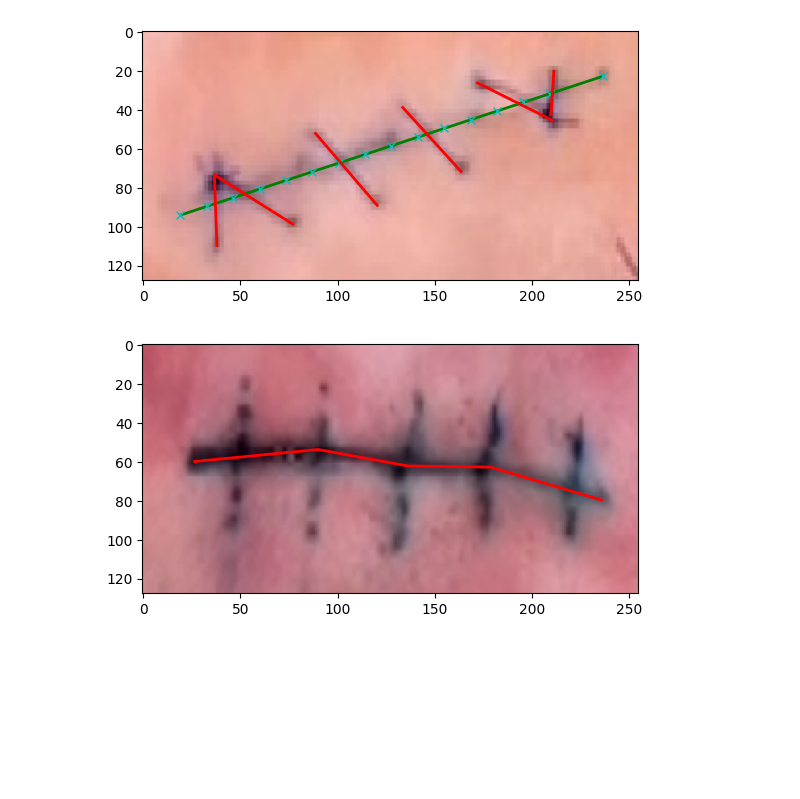
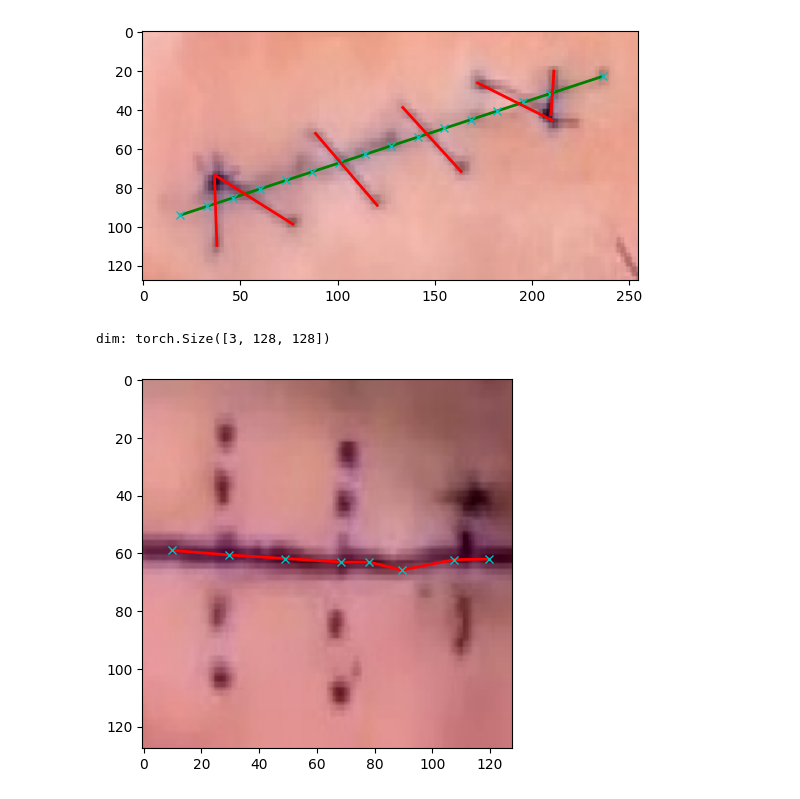
Before and after one commit to tomhruby1/zdo, a Jupyter notebook: preprocessing.ipynb, the cells around one changed output. Saved outputs shown, nothing was run; the diff lists cells and outputs as text; code cells hidden in the pictures; blank space fills up the shorter version.

Commit message:
Albumentations, crop..

```diff
--- a/preprocessing.ipynb
+++ b/preprocessing.ipynb
@@ -151,15 +151,24 @@ with open(out_json_p, 'w') as f:
 # %%
 from torch.utils.data import Dataset, DataLoader, random_split
 
-dataset = ZdoDataset(out_json_p)
+import albumentations as A
+
+transform = A.Compose([
+    A.RandomCrop(width=128, height=128),
+    A.RandomBrightnessContrast(p=0.5),
+], keypoint_params=A.KeypointParams(format='xy'))
+
+dataset = ZdoDataset(out_json_p, transform=transform)
 
 # TODO: train val test into separate jsons
-dataloader = DataLoader(dataset, batch_size=64, shuffle=True)
+dataloader = DataLoader(dataset, batch_size=1, shuffle=True)
 
 dataiter = iter(dataloader)
 images, labels = next(dataiter)
 
 # TODO: only incision supported atm
 visualize_tensor(images[0], labels[0])
+print(f"dim: {images[0].shape}")
 # %% [output]
+dim: torch.Size([3, 128, 128])
-[figure, old version]
+[figure, new version]
```
Also changed, not shown: parts of 2 cells of this notebook, 1 other file.
